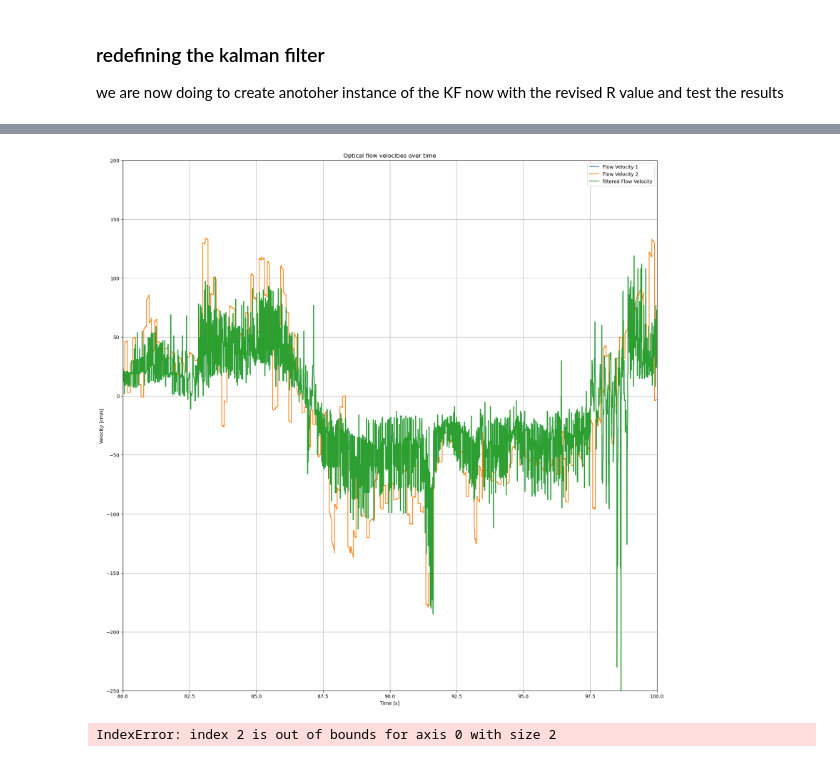
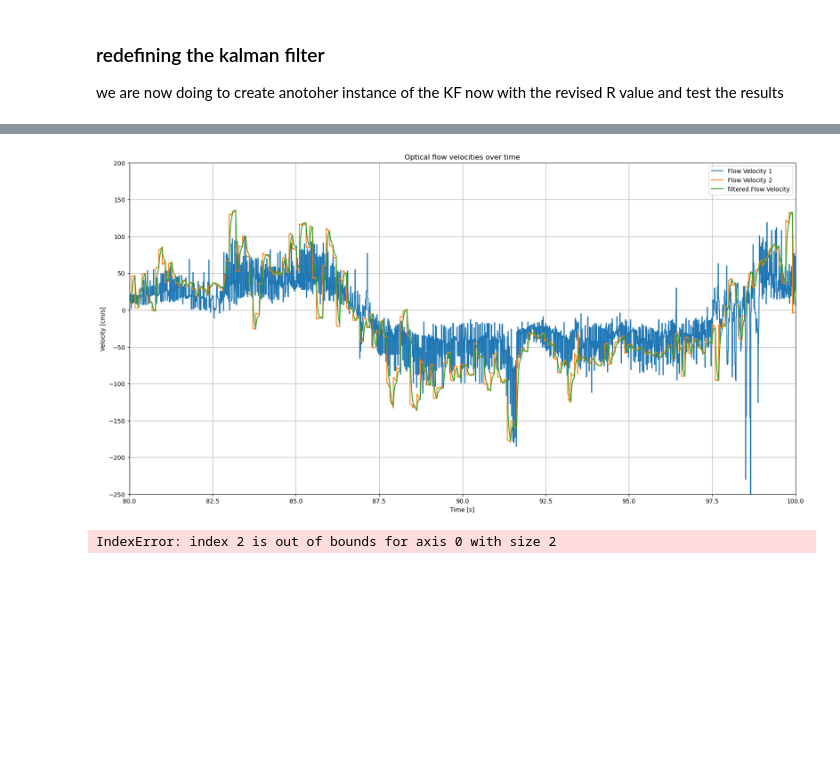
Before and after one commit to lior-sc/kalman_filter_notebook, a Jupyter notebook: kalman state estimator.ipynb, the cells around one changed output, grey strips where cells are left out. Saved outputs shown, nothing was run; the diff lists cells and outputs as text; code cells hidden in the pictures; blank space fills up the shorter version.

```diff
--- a/kalman state estimator.ipynb
+++ b/kalman state estimator.ipynb
@@ -291,16 +286,20 @@ let us define and use the kalman filter for the provided data
 # %%
 # create state observer variables
 kalman_dt = np.average(dt) * 1e-6  # convert to seconds
+acceleration_covariance = 1     # we do not know the acceleration covariance so we set it to 1
 
 A = np.array([[1, kalman_dt],
               [0, 1]])
 C = np.array([[0, 1],
               [0, 1]])
-Q = np.eye(2)
+Q = np.array([[0.25*kalman_dt**4, 0.5*kalman_dt**3],
+             [0.5*kalman_dt**3, kalman_dt**2]]) * acceleration_covariance
 
-R = np.eye(2)
+R = np.array([[0.1, 0],
+              [0, 0.1]])  # we assume that the measurement noise is 0.1 cm in both sensors
 
-P0 = np.eye(2)
+P0 = np.array([[1, 0],
+               [0, 1]])
 
 x0 = np.zeros([2,1])
 
@@ -310,14 +309,13 @@ kf = vflowKalmanFilterV1(A, C, Q, R, P0, x0)
 now that the kalman filter is configured we are going to iteratively run it against the measured sensor readings and plot the results
 # %%
 vflow_filtered = np.zeros([2,len(flow_velocity_1_cms)])
+kf_cov_eigenvals = np.zeros([2,len(flow_velocity_1_cms)])
 
 for i in range(len(flow_velocity_1_cms)):
     y = np.array([[flow_velocity_1_cms[i]],
                   [flow_velocity_2_cms[i]]])
-    # predict next state
-    kf.predict()
-    #update prediction according to readings
     kf.update(y)
 
     vflow_filtered[:,i] = kf.x.flatten()
+    kf_cov_eigenvals[:,i] = np.linalg.eigvals(kf.P).T
 # %%
@@ -375,12 +383,3 @@ R = \begin{bmatrix}
 $$
 
 we can also utilize the differences in time measurement interval but the proper was of dealing with these is to include them in matrix A so we will ignore this source for now
-# %%
-# Compute measurement errors (assuming true value is unknown, use differences)
-errors1 = flow_velocity_1_cms - flow_velocity_2_cms
-# errors2 = sensor2 - sensor2  # This will be zero if using differences method
-
-# Calculate variance
-var1 = np.var(errors1, ddof=1)
-
-print(f"measurement differences variance is: {var1}")
@@ -439,23 +438,23 @@ plt.show()
 # %%
 time_s = time_us * 1e-6
-plt.figure(figsize=(20, 20))
+plt.figure(figsize=(20, 10))
 plt.plot(time_s,flow_velocity_1_cms, label='Flow Velocity 1')
 plt.plot(time_s, flow_velocity_2_cms, label='Flow Velocity 2')
 plt.plot(time_s, vflow_filtered_n2[1,:], label='filtered Flow Velocity')
 plt.grid(True);
 
 
 plt.title("Optical flow velocities over time")
 plt.xlabel("Time [s]")
 plt.ylabel("Velocity [cm/s]")
 plt.xlim([80,100])
 plt.ylim([-250,200])
 
 
 plt.legend()
 plt.show()
 # %% [output]
-[figure, old version]
+[figure, new version]
 # %%
 time_s = time_us * 1e-6
 plt.figure(figsize=(20, 10))
```
Also changed, not shown: parts of 10 cells of this notebook.
